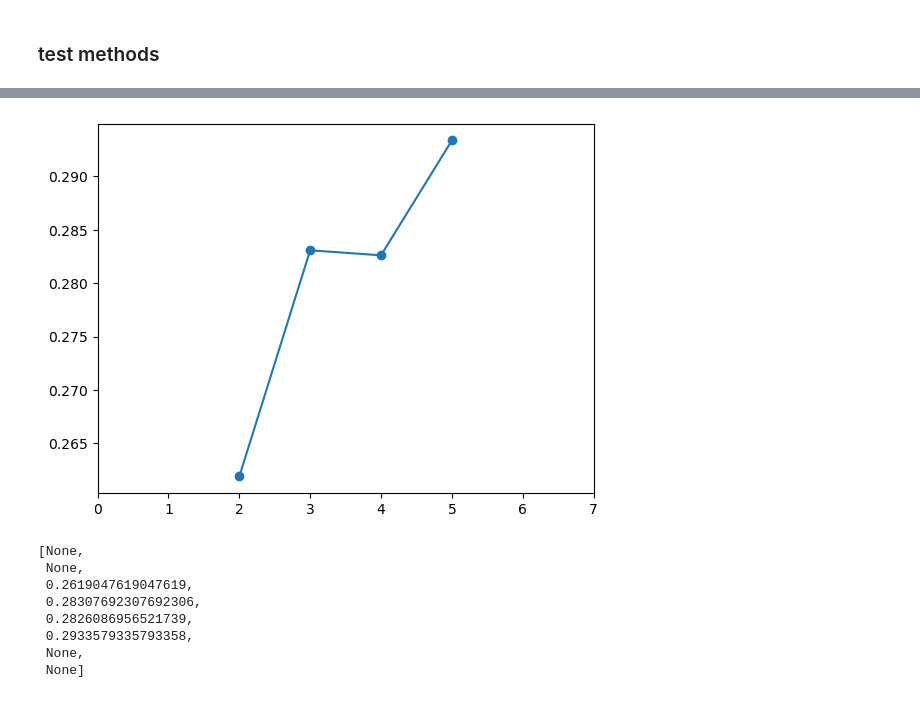
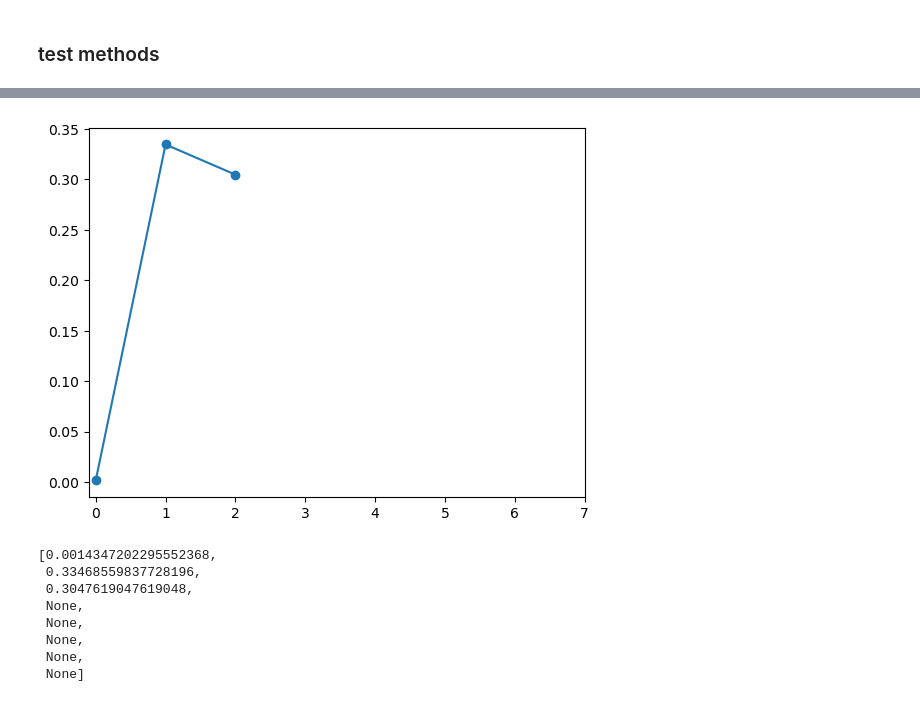
Before and after one commit to Liam-Caffrey/Capstone-Project, a Jupyter notebook: CapstoneProject.ipynb, the cells around one changed output, grey strips where cells are left out. Cells and saved outputs as stored; diff of their text form; code cells hidden in the pictures.

```diff
--- a/CapstoneProject.ipynb
+++ b/CapstoneProject.ipynb
@@ -849,15 +885,15 @@ graphOverTime("Vivi Ornitier", pageranks)
  None,
  None]
 # %%
-graphOverTime("Vivi Ornitier", cardOccurancesNorm)
+graphOverTime("Cori-Steel Cutter", cardOccurancesNorm)
 # %% [output]
-[figure, old version]
+[figure, new version]
-[None,
+[0.0014347202295552368,
+ 0.33468559837728196,
+ 0.3047619047619048,
  None,
- 0.2619047619047619,
- 0.28307692307692306,
- 0.2826086956521739,
- 0.2933579335793358,
+ None,
+ None,
  None,
  None]
 # %%
```
Also changed, not shown: parts of 32 cells of this notebook.
